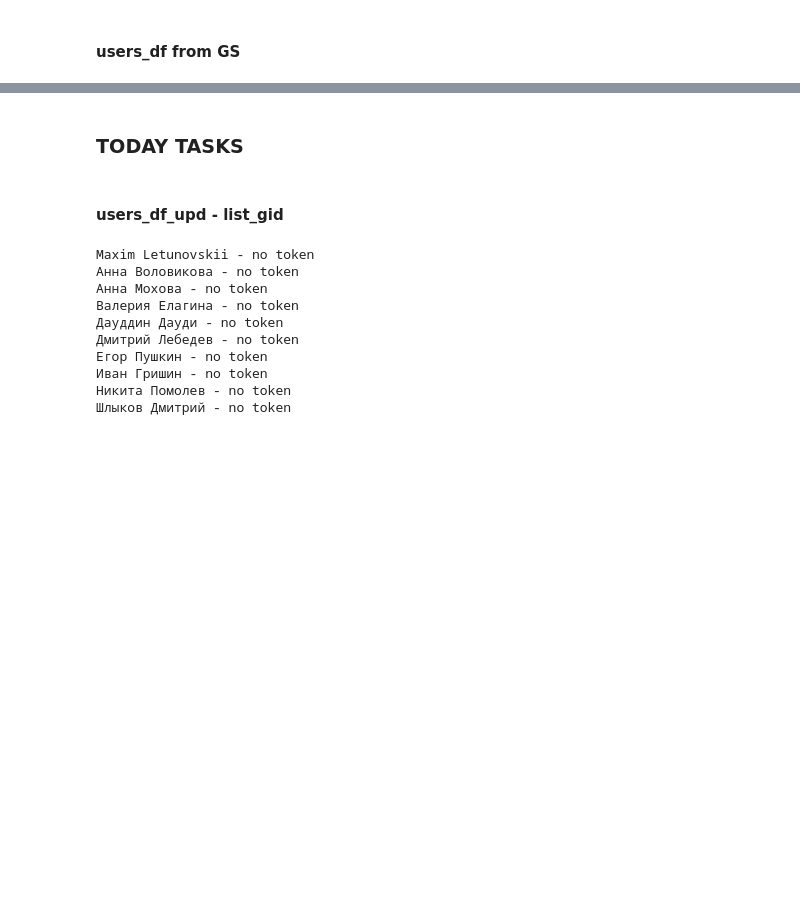
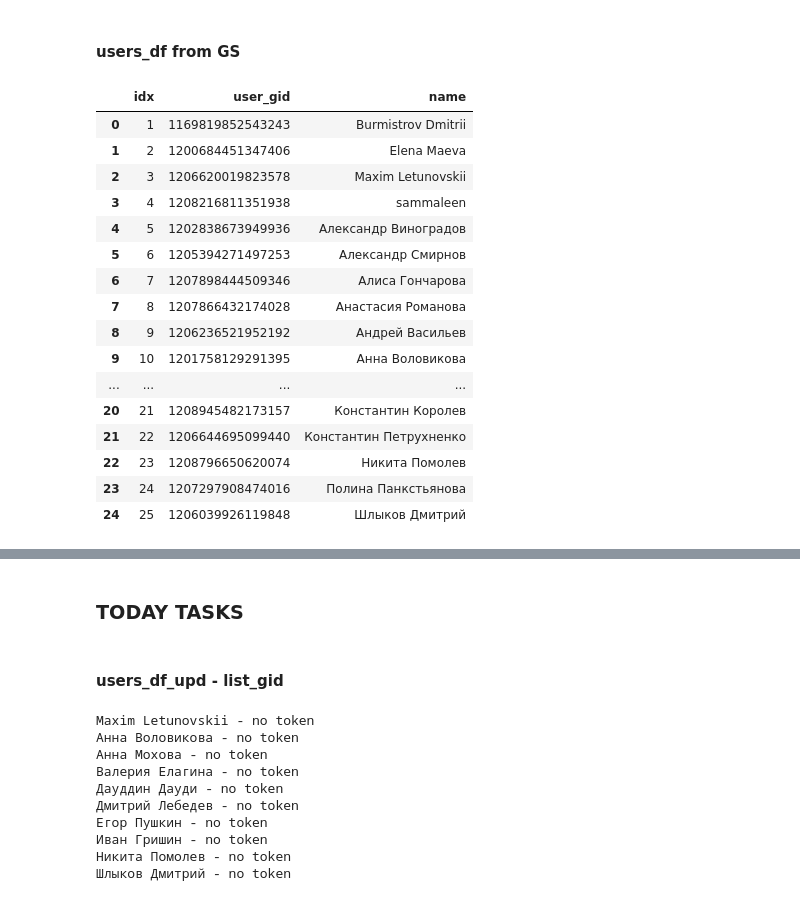
Before and after one commit to sammaleen/arska-asana-bot, a Jupyter notebook: asana_bot.ipynb, the cells around one changed output, grey strips where cells are left out. Saved outputs shown, nothing was run; the diff lists cells and outputs as text; code cells hidden in the pictures; blank space fills up the shorter version.

```diff
--- a/asana_bot.ipynb
+++ b/asana_bot.ipynb
@@ -62,33 +90,52 @@ users_to_skip
 
 def get_users(asana_token, team_gid):
 
     url = f"https://app.asana.com/api/1.0/teams/{team_gid}/users"
     headers = {'Authorization': f'Bearer {asana_token}'}
 
     payload = {
     'opt_fields': 'name',
      'opt_pretty': True
      }
 
     response = requests.get(url, headers=headers, params=payload)
     users_json = response.json()
     users_df = pd.json_normalize(users_json['data'], max_level=1)
 
     rows_to_keep = []
     for _, row in users_df.iterrows():
         if row['name'] not in users_to_skip:
             rows_to_keep.append(row)
 
     users_df = pd.DataFrame(rows_to_keep).reset_index(drop=True)
     users_df = users_df.rename(columns={'gid':'user_gid'})
     users_df['idx'] = (users_df.index + 1).tolist()
 
     col_order = ['idx', 'user_gid', 'name']
     users_df = users_df[col_order]
 
     return users_df
 
 asana_users = get_users(asana_token, team_gid)
+asana_users
+# %% [output]
+|  | idx | user_gid | name |
+| 0 | 1 | 1169819852543243 | Burmistrov Dmitrii |
+| 1 | 2 | 1200684451347406 | Elena Maeva |
+| 2 | 3 | 1206620019823578 | Maxim Letunovskii |
+| 3 | 4 | 1208216811351938 | sammaleen |
+| 4 | 5 | 1202838673949936 | Александр Виноградов |
+| 5 | 6 | 1205394271497253 | Александр Смирнов |
+| 6 | 7 | 1207898444509346 | Алиса Гончарова |
+| 7 | 8 | 1207866432174028 | Анастасия Романова |
+| 8 | 9 | 1206236521952192 | Андрей Васильев |
+| 9 | 10 | 1201758129291395 | Анна Воловикова |
+| ... | ... | ... | ... |
+| 20 | 21 | 1208945482173157 | Константин Королев |
+| 21 | 22 | 1206644695099440 | Константин Петрухненко |
+| 22 | 23 | 1208796650620074 | Никита Помолев |
+| 23 | 24 | 1207297908474016 | Полина Панкстьянова |
+| 24 | 25 | 1206039926119848 | Шлыков Дмитрий |
 # %%
 #### get current GS table
 
```
Also changed, not shown: parts of 3 cells of this notebook, 3 other files.
